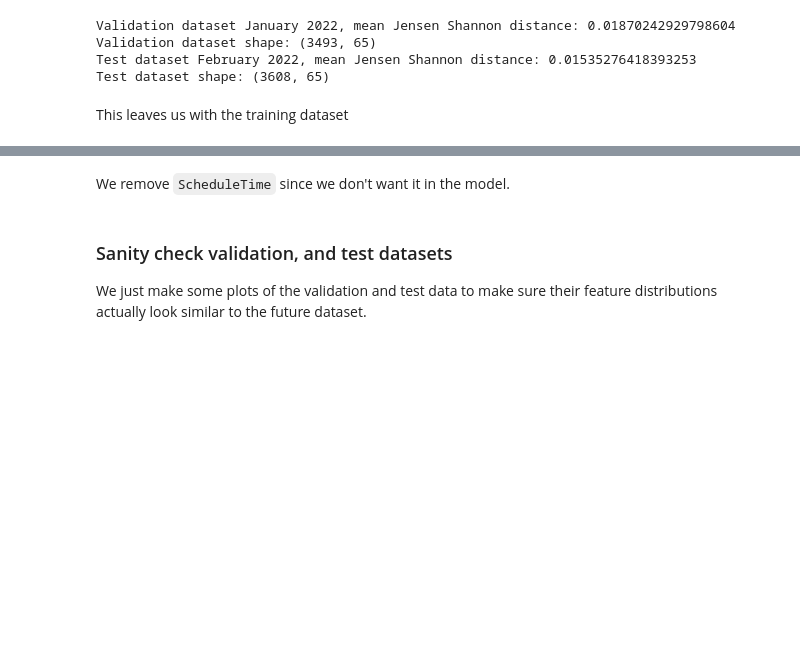
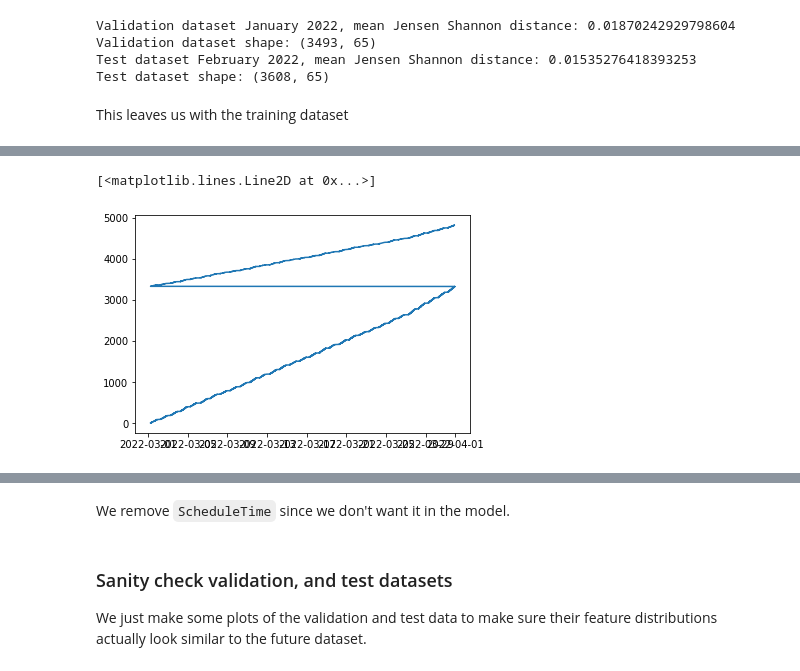
Before and after one commit to augustsemrau/02582case1, a Jupyter notebook: notebooks/data_preprocessing.ipynb, the cells around one changed output, grey strips where cells are left out. Drawn from its saved outputs; the diff is of its cells as text; code cells hidden in the pictures; blank space fills up the shorter version.

```diff
--- a/notebooks/data_preprocessing.ipynb
+++ b/notebooks/data_preprocessing.ipynb
@@ -473,0 +497,6 @@ This leaves us with the training dataset
+# %%
+import matplotlib.pyplot as plt
+plt.plot(df_future.ScheduleTime, df_future.index)
+# %% [output]
+[<matplotlib.lines.Line2D at 0x...>]
+[figure, added]
```
Also changed, not shown: parts of 11 cells of this notebook, 3 other files.
